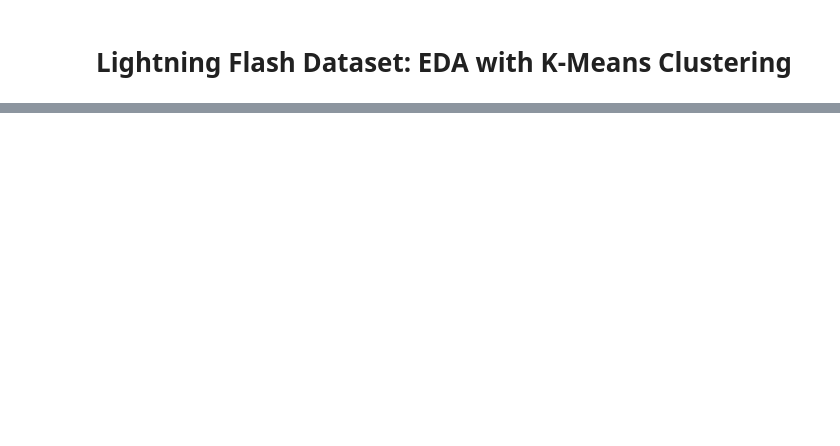
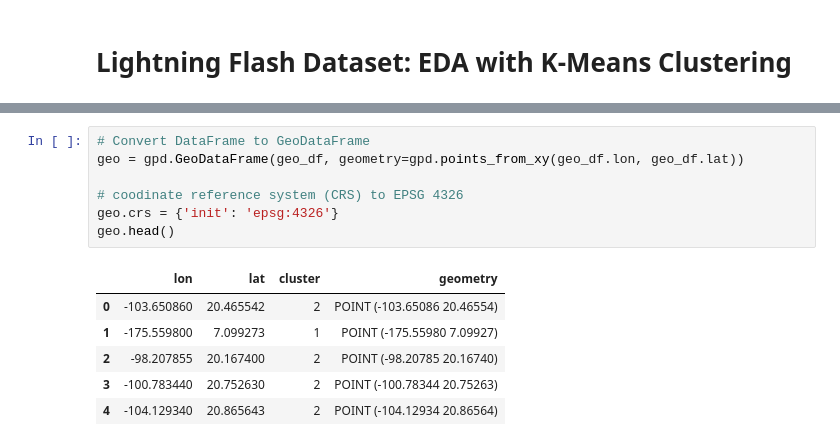
Before and after one commit to BayoAdejare/lightning-map, a Jupyter notebook: notebooks/eda_kmeans.ipynb, the cells around one changed output, grey strips where cells are left out. Saved outputs shown, nothing was run; the diff lists cells and outputs as text; blank space fills up the shorter version.

```diff
--- a/notebooks/eda_kmeans.ipynb
+++ b/notebooks/eda_kmeans.ipynb
@@ -183,0 +194,14 @@ plt.show()
+# %%
+# Convert DataFrame to GeoDataFrame
+geo = gpd.GeoDataFrame(geo_df, geometry=gpd.points_from_xy(geo_df.lon, geo_df.lat))
+
+# coodinate reference system (CRS) to EPSG 4326
+geo.crs = {'init': 'epsg:4326'}
+geo.head()
+# %% [output]
+|  | lon | lat | cluster | geometry |
+| 0 | -103.650860 | 20.465542 | 2 | POINT (-103.65086 20.46554) |
+| 1 | -175.559800 | 7.099273 | 1 | POINT (-175.55980 7.09927) |
+| 2 | -98.207855 | 20.167400 | 2 | POINT (-98.20785 20.16740) |
+| 3 | -100.783440 | 20.752630 | 2 | POINT (-100.78344 20.75263) |
+| 4 | -104.129340 | 20.865643 | 2 | POINT (-104.12934 20.86564) |
```
Also changed, not shown: parts of 13 cells of this notebook, 9 other files.
